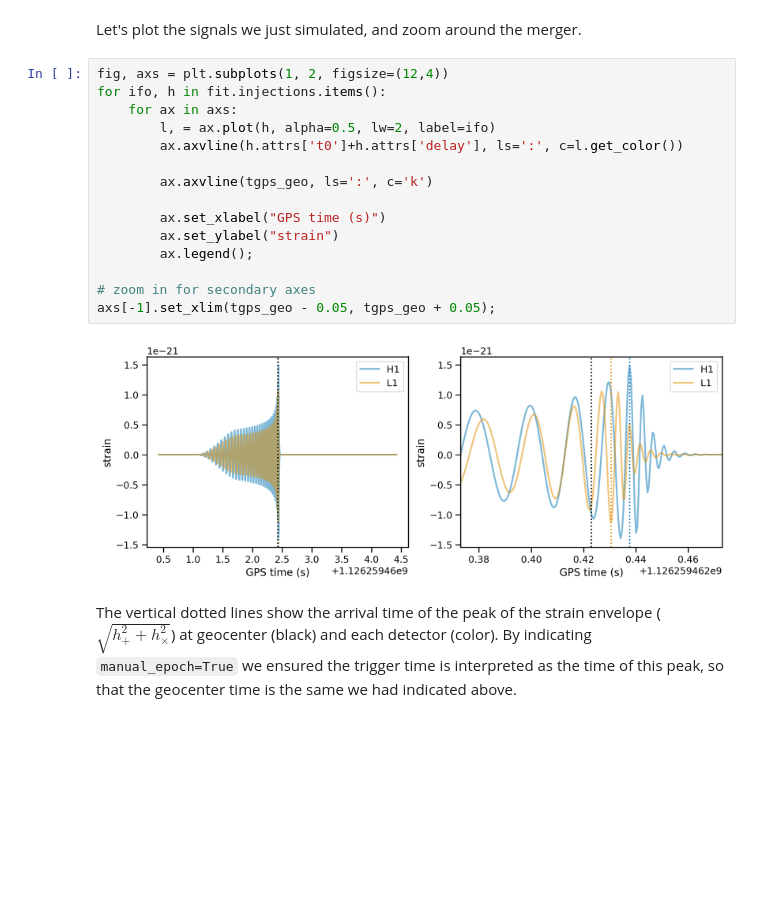
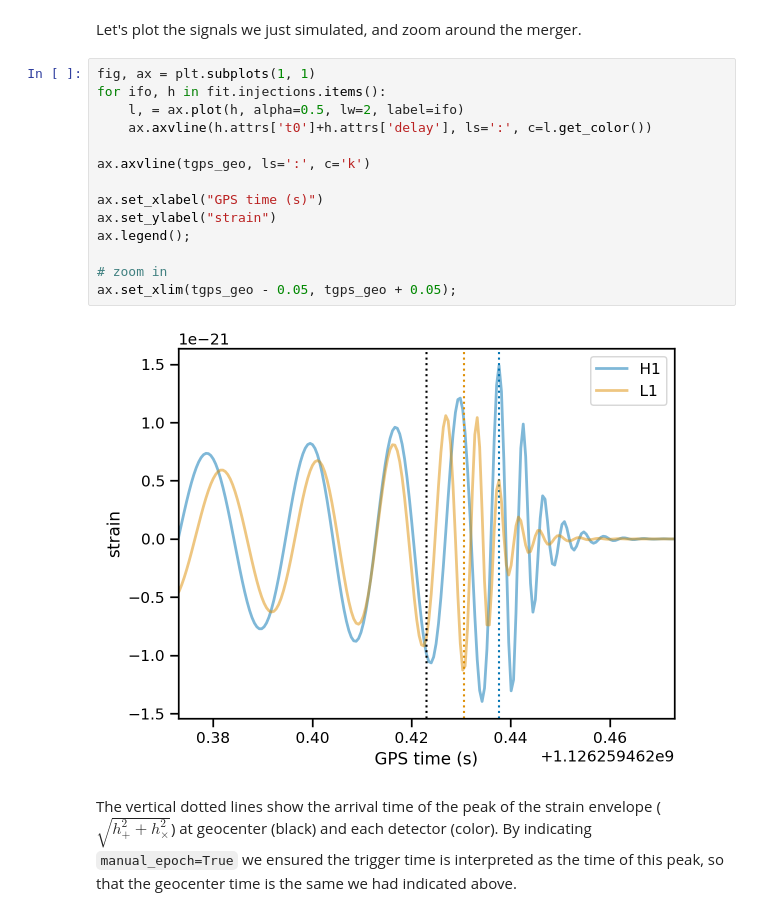
Before and after one commit to maxisi/ringdown, a Jupyter notebook: docs/examples/imr_injection.ipynb, the cells around one changed output. Cells and saved outputs as stored; diff of their text form; blank space fills up the shorter version.

```diff
--- a/docs/examples/imr_injection.ipynb
+++ b/docs/examples/imr_injection.ipynb
@@ -186,22 +186,21 @@ fit.injection_parameters.final_mass, fit.injection_parameters.final_spin
 # %% [markdown]
  Let's plot the signals we just simulated, and zoom around the merger.
 # %%
-fig, axs = plt.subplots(1, 2, figsize=(12,4))
+fig, ax = plt.subplots(1, 1)
 for ifo, h in fit.injections.items():
-    for ax in axs:
-        l, = ax.plot(h, alpha=0.5, lw=2, label=ifo)
-        ax.axvline(h.attrs['t0']+h.attrs['delay'], ls=':', c=l.get_color())
+    l, = ax.plot(h, alpha=0.5, lw=2, label=ifo)
+    ax.axvline(h.attrs['t0']+h.attrs['delay'], ls=':', c=l.get_color())
 
-        ax.axvline(tgps_geo, ls=':', c='k')
+ax.axvline(tgps_geo, ls=':', c='k')
 
-        ax.set_xlabel("GPS time (s)")
-        ax.set_ylabel("strain")
-        ax.legend();
+ax.set_xlabel("GPS time (s)")
+ax.set_ylabel("strain")
+ax.legend();
 
-# zoom in for secondary axes
-axs[-1].set_xlim(tgps_geo - 0.05, tgps_geo + 0.05);
+# zoom in
+ax.set_xlim(tgps_geo - 0.05, tgps_geo + 0.05);
 # %% [output]
-[figure, old version]
+[figure, new version]
 # %% [markdown]
 The vertical dotted lines show the arrival time of the peak of the strain envelope ($\sqrt{h_+^2 + h_\times^2}$) at geocenter (black) and each detector (color). By indicating `manual_epoch=True` we ensured the trigger time is interpreted as the time of this peak, so that the geocenter time is the same we had indicated above.
 # %% [markdown]
```
